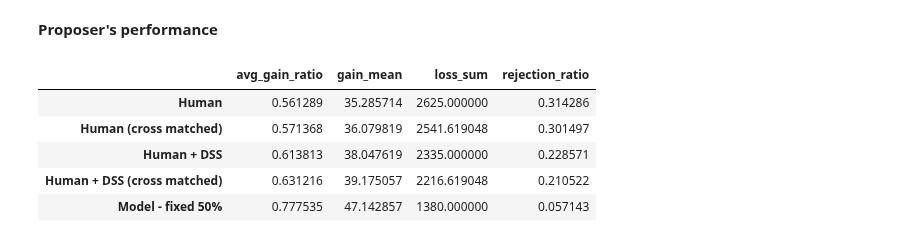
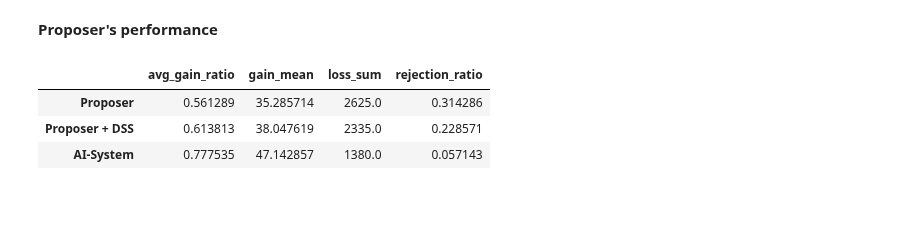
Before and after one commit to afranck64/ultimatum, a Jupyter notebook: notebooks/Data - t10.ipynb, the cells around one changed output. Drawn from its saved outputs; the diff is of its cells as text; code cells hidden in the pictures; blank space fills up the shorter version.

```diff
--- a/notebooks/Data - t10.ipynb
+++ b/notebooks/Data - t10.ipynb
@@ -18,9 +18,16 @@ import seaborn as sb
 import imblearn
 
 
-df = pd.read_csv("../data/t10/data_t10.csv")
+TREATMENT = "t10"
+
+export_folder = f"../data/output/diagrams/{TREATMENT}"
+os.makedirs(export_folder, exist_ok=True)
+
+# Read and sanitize the data
+df = pd.read_csv(f"../data/{TREATMENT}/data_{TREATMENT}.csv")
 df_full = df.copy()
-drop_cols = ["worker_id", "resp_worker_id", "prop_worker_id", "updated", "status", "job_id", "status", "timestamp", "rowid", "offer_dss", "offer", "offer_final", "completion_code"]
+# drop_cols = ["worker_id", "resp_worker_id", "prop_worker_id", "updated", "status", "job_id", "status", "timestamp", "rowid", "offer_dss", "offer", "offer_final", "completion_code"]
+drop_cols = ["worker_id", "resp_worker_id", "prop_worker_id", "updated", "status", "job_id", "status", "timestamp", "rowid", "offer_dss", "offer", "offer_final", "completion_code", "prop_time_spent"]
 df = df[[col for col in df.columns if col not in drop_cols]]
 df = df.dropna()
 
@@ -97,23 +133,23 @@ def get_infos(min_offer, offer, metrics=None, do_cross_compute=False):
 # %%
 df_infos = pd.DataFrame()
 #Human (fixed-matching) performance t00
 df_infos = df_infos.append(get_infos(df_full['min_offer'], df_full['offer']), ignore_index=True)
 #Human (cross-matched) average performance t00
 df_infos = df_infos.append(get_infos(df_full['min_offer'], df_full['offer'], do_cross_compute=True), ignore_index=True)
 #Human + DSS (fixed-matching) performance t00
 df_infos = df_infos.append(get_infos(df_full['min_offer'], df_full['offer_final']), ignore_index=True)
 #Human + DSS(cross-matched) average performance t00
 df_infos = df_infos.append(get_infos(df_full['min_offer'], df_full['offer_final'], do_cross_compute=True), ignore_index=True)
 #Top-model (fixed 50% prediction) average performance t00
 fixed_offer = MAX_GAIN // 2
 df_infos = df_infos.append(get_infos(df_full['min_offer'], [fixed_offer], do_cross_compute=True), ignore_index=True)
 
-df_infos.index = ["Human", "Human (cross matched)", "Human + DSS", "Human + DSS (cross matched)", "Model - fixed 50%"]
+df_infos.index = ["Proposer", "Proposer (cross matched)", "Proposer + DSS", "Proposer + DSS (cross matched)", "AI-System"]
+
+df_infos = df_infos.loc[["Proposer", "Proposer + DSS", "AI-System"]]
 df_infos
 # %% [output]
 |  | avg_gain_ratio | gain_mean | loss_sum | rejection_ratio |
-| Human | 0.561289 | 35.285714 | 2625.000000 | 0.314286 |
-| Human (cross matched) | 0.571368 | 36.079819 | 2541.619048 | 0.301497 |
-| Human + DSS | 0.613813 | 38.047619 | 2335.000000 | 0.228571 |
-| Human + DSS (cross matched) | 0.631216 | 39.175057 | 2216.619048 | 0.210522 |
-| Model - fixed 50% | 0.777535 | 47.142857 | 1380.000000 | 0.057143 |
+| Proposer | 0.561289 | 35.285714 | 2625.0 | 0.314286 |
+| Proposer + DSS | 0.613813 | 38.047619 | 2335.0 | 0.228571 |
+| AI-System | 0.777535 | 47.142857 | 1380.0 | 0.057143 |
```
Also changed, not shown: parts of 5 cells of this notebook, 2 other files.
